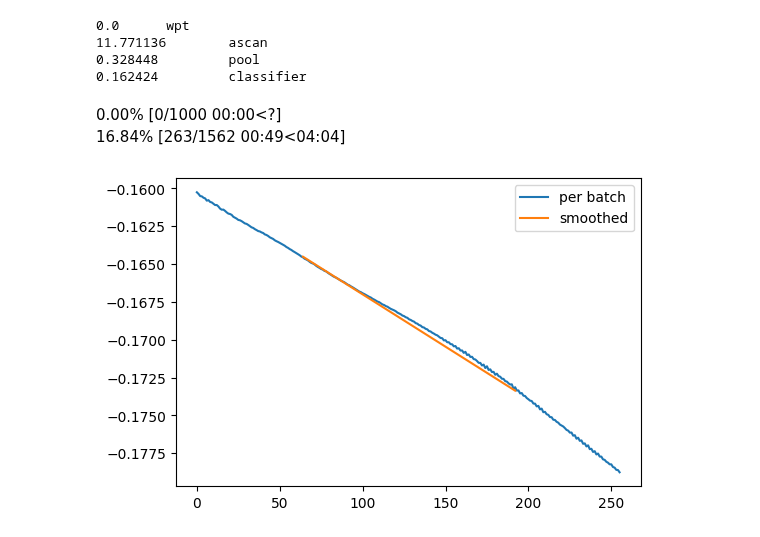
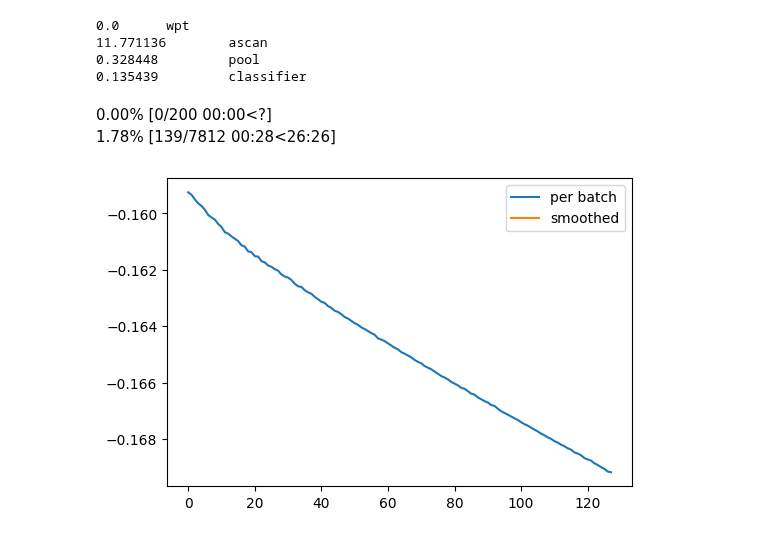
Before and after one commit to danjacobellis/tft, a Jupyter notebook: train/audioset.ipynb, the cells around one changed output. Cells and saved outputs as stored; diff of their text form; code cells hidden in the pictures.

```diff
--- a/train/audioset.ipynb
+++ b/train/audioset.ipynb
@@ -31,13 +32,13 @@ counts = Counter(value for sublist in dataset_train['label'] for value in sublis
 config = SimpleNamespace()
 # Training and optimizer config
 config.batch_size = 128
-config.steps_per_epoch = 200_000//config.batch_size
+config.steps_per_epoch = 1_000_000//config.batch_size
 config.grad_accum_steps = 1
 config.max_lr = (config.batch_size/128)*1e-4
 config.min_lr = config.max_lr/100
 config.plot_update = 128
-config.epochs = 1000
-config.lr_scale = 20
+config.epochs = 200
+config.lr_scale = 1
 config.lr_offset = 0.3
 config.lr_pow = 4
 config.weight_decay = 0.
@@ -51,7 +52,7 @@ config.J = 10
 config.embed_dim = 256
 config.dim_head = 32
 config.exp_ratio = 4.0
-config.classifier_num_classes = 632
+config.classifier_num_classes = 527
 # %%
 from pytorch_wavelets import DWT1DForward
 from tft.transforms import WPT1D
@@ -68,13 +69,22 @@ for name, module in model.named_children():
 0.0      wpt
 11.771136        ascan
 0.328448         pool
-0.162424         classifier
+0.135439         classifier
 # %%
+mix_transforms = [
+    CutMix(num_classes=config.classifier_num_classes, alpha=1.),
+    MixUp(num_classes=config.classifier_num_classes, alpha=1.)
+]
+gain = Gain(
+    min_gain_in_db=-6.0,
+    max_gain_in_db=6.0,
+    p=1.0,
+    output_type='tensor'
+)
 rand_crop = RandomCrop(
     size=(1,config.crop_size),
     pad_if_needed=True,
 )
-
 cent_crop = CenterCrop(
     size=(1,config.crop_size),
 )
@@ -86,7 +96,7 @@ def train_collate_fn(batch):
     for i_sample, sample in enumerate(batch):
         y.append(sample['label'])
         x_raw, fs = torchaudio.load(uri = sample['opus']['bytes'],normalize=False)
-        x[i_sample,:,:,:] = rand_crop(x_raw.unsqueeze(0).unsqueeze(0))
+        x[i_sample,:,:,:] = rand_crop(gain(x_raw.unsqueeze(0)).unsqueeze(0))
     return x[:,:,0,:], y
 
 def valid_collate_fn(batch):
@@ -108,14 +118,12 @@ def create_multi_hot_labels(batch_of_label_indices, num_classes):
     return labels
 
 class AudioSetSampler(Sampler):
-    def __init__(self, dataset, counts, labels, samples_per_epoch=200_000):
+    def __init__(self, dataset, counts, labels, samples_per_epoch=1_000_000):
         self.dataset = dataset
         self.counts = counts
         self.labels = labels
         self.samples_per_epoch = samples_per_epoch
-
         self.weights = self._calculate_weights()
-
     def _calculate_weights(self):
         weights = [0] * len(self.dataset)
         for i, sample in enumerate(self.dataset):
@@ -126,7 +134,6 @@ class AudioSetSampler(Sampler):
                 weight_sum = sum(1.0 / self.counts[label] for label in sample_labels)
                 weights[i] = 1.0 / weight_sum if weight_sum > 0 else 0
         return weights
-
     def __iter__(self):
         sampled_indices = torch.multinomial(
             torch.tensor(self.weights),
@@ -134,7 +141,6 @@ class AudioSetSampler(Sampler):
             replacement=False
         )
         return iter(sampled_indices.tolist())
-
     def __len__(self):
         return self.samples_per_epoch
 # %%
@@ -193,8 +199,11 @@ for i_epoch in mb:
     )
     pb = progress_bar(dataloader_train, parent=mb)
     for i_batch, (x,y) in enumerate(pb):
-        x = x.to(device)
+        x = x.unsqueeze(1).to(device)
         y = create_multi_hot_labels(y, config.classifier_num_classes).to(device)
+        for mix_transform in mix_transforms:
+            x, y = mix_transform(x, y)
+        x = x[:,0]
         logits = model(x)
         loss = torch.nn.BCEWithLogitsLoss()(logits, y)
 
@@ -239,36 +248,36 @@ for i_epoch in mb:
             logits = model(x)
         all_logits.append(logits.cpu())
         all_labels.append(y.cpu())
     all_logits = torch.cat(all_logits, dim=0)
     all_labels = torch.cat(all_labels, dim=0)
     all_probs = all_logits.sigmoid().numpy()
     all_labels_np = all_labels.numpy()
     ap_per_class = []
     num_classes = all_probs.shape[1]
     labels_per_class = np.sum(all_labels_np, axis=0)
     for class_idx in range(num_classes):
         if labels_per_class[class_idx] == 0:
             ap = 0.0
         else:
             ap = average_precision_score(all_labels_np[:, class_idx],
                                          all_probs[:, class_idx])
         ap_per_class.append(ap)
     mAP_value = np.mean(ap_per_class)
     mAP.append(mAP_value)
     mb.main_bar.comment = f'mAP {mAP_value:.4g}'
 
     torch.save({
         'i_epoch': i_epoch,
         'learning_rates': learning_rates,
         'smoothed_y': smoothed_y,
         'mAP': mAP,
         'config': config,
         'model_state_dict': model.state_dict(),
     }, f"log_{device}.pth")
 # %% [output]
-0.00% [0/1000 00:00<?]
-16.84% [263/1562 00:49<04:04]
+0.00% [0/200 00:00<?]
+1.78% [139/7812 00:28<26:26]
-[figure, old version]
+[figure, new version]
 # %%
 from IPython.display import display, HTML
 import matplotlib.pyplot as plt
```
Also changed, not shown: parts of 1 cell of this notebook.
